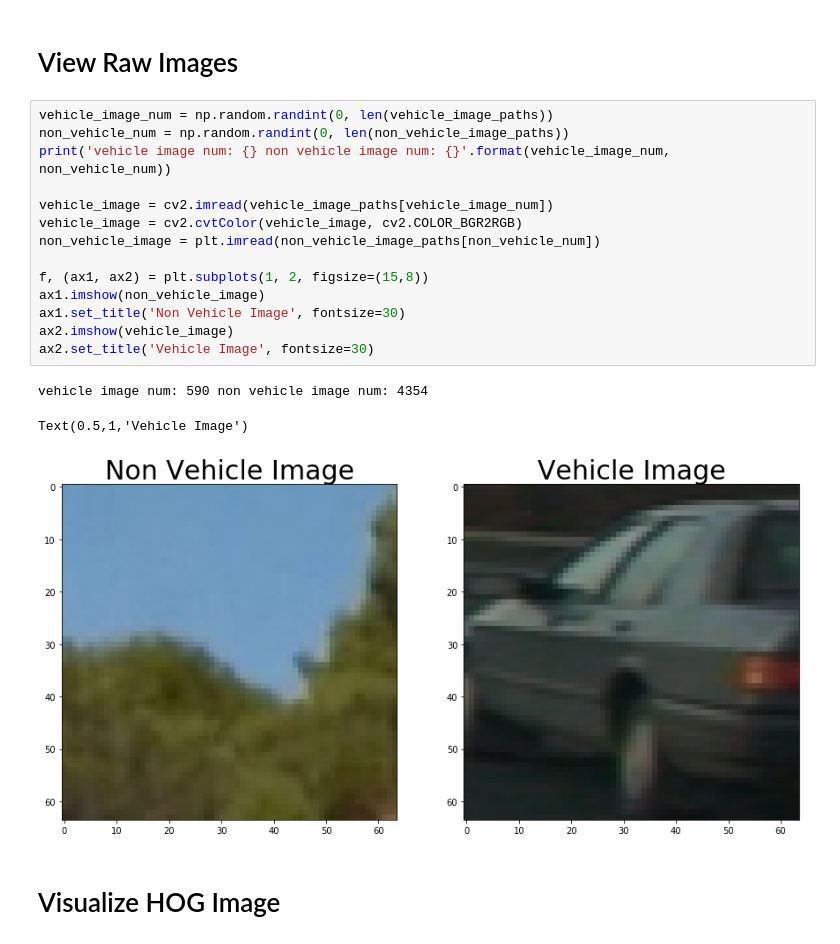
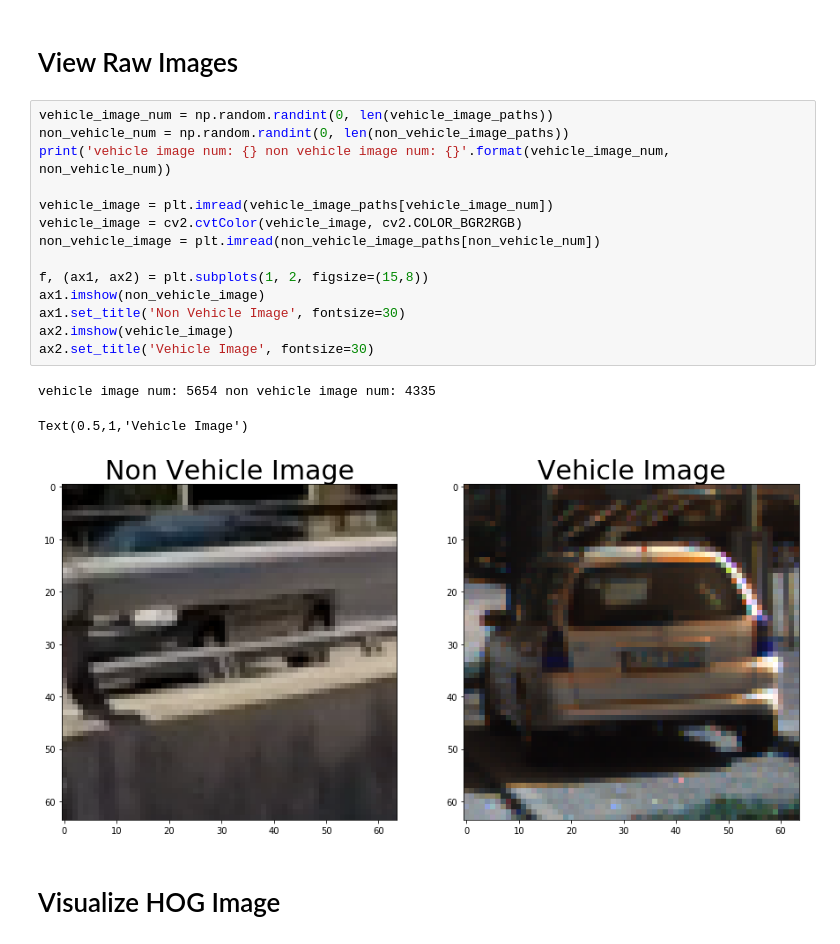
Before and after one commit to blown302/CarND-Vehicle-Detection, a Jupyter notebook: Vehicle-Detection.ipynb, the cells around one changed output. Cells and saved outputs as stored; diff of their text form.

```diff
--- a/Vehicle-Detection.ipynb
+++ b/Vehicle-Detection.ipynb
@@ -375,21 +369,21 @@ def draw_labeled_bboxes(image, labels):
 # %%
 vehicle_image_num = np.random.randint(0, len(vehicle_image_paths))
 non_vehicle_num = np.random.randint(0, len(non_vehicle_image_paths))
 print('vehicle image num: {} non vehicle image num: {}'.format(vehicle_image_num, non_vehicle_num))
 
-vehicle_image = cv2.imread(vehicle_image_paths[vehicle_image_num])
+vehicle_image = plt.imread(vehicle_image_paths[vehicle_image_num])
 vehicle_image = cv2.cvtColor(vehicle_image, cv2.COLOR_BGR2RGB)
 non_vehicle_image = plt.imread(non_vehicle_image_paths[non_vehicle_num])
 
 f, (ax1, ax2) = plt.subplots(1, 2, figsize=(15,8))
 ax1.imshow(non_vehicle_image)
 ax1.set_title('Non Vehicle Image', fontsize=30)
 ax2.imshow(vehicle_image)
 ax2.set_title('Vehicle Image', fontsize=30)
 # %% [output]
-vehicle image num: 590 non vehicle image num: 4354
+vehicle image num: 5654 non vehicle image num: 4335
 Text(0.5,1,'Vehicle Image')
-[figure, old version]
+[figure, new version]
 # %% [markdown]
 # Visualize HOG Image
 # %%
```
Also changed, not shown: parts of 16 cells of this notebook.
